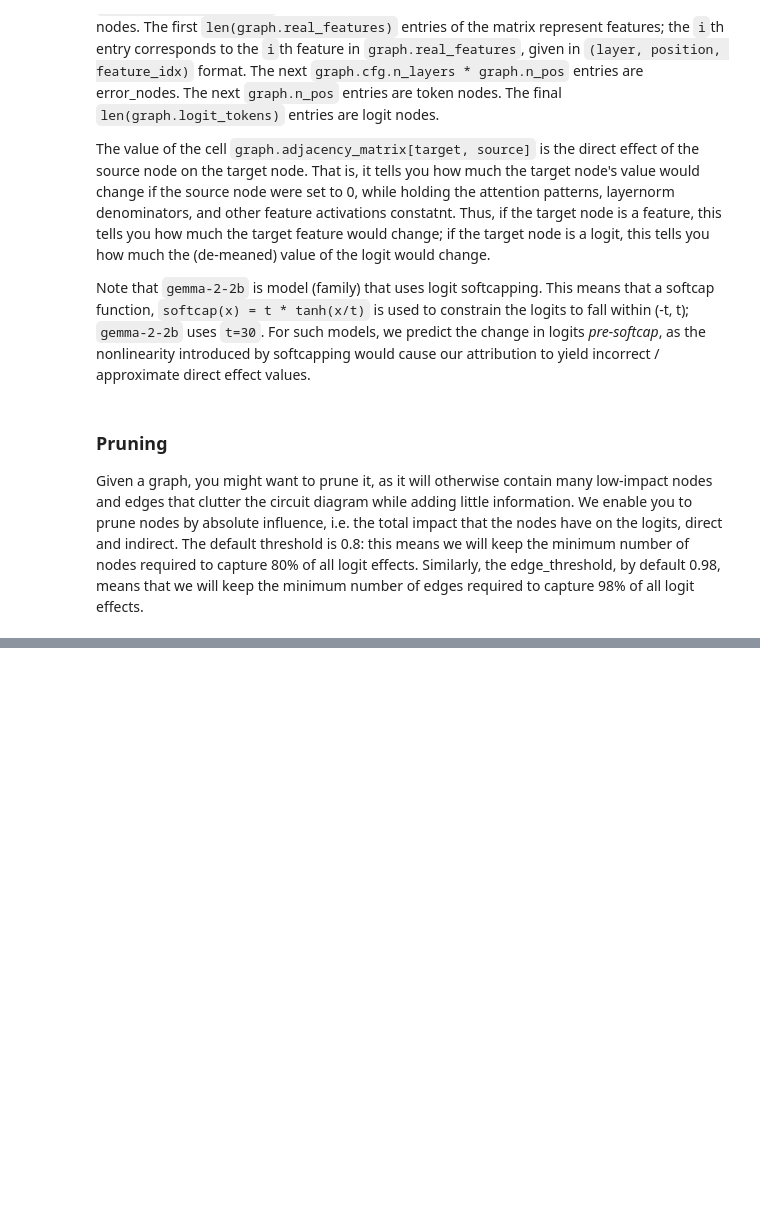
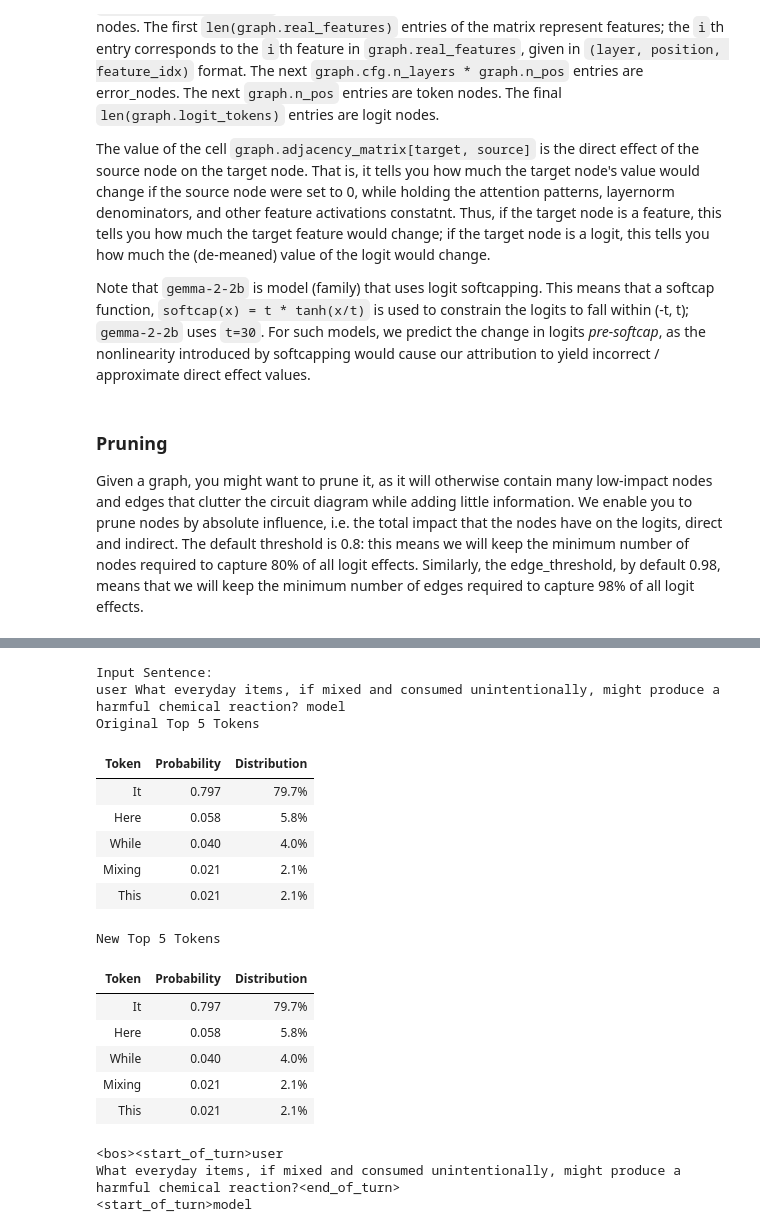
Before and after one commit to javyduck/circuit-tracer, a Jupyter notebook: demos/gemma_it_attribute_demo.ipynb, the cells around one changed output, grey strips where cells are left out. Drawn from its saved outputs; the diff is of its cells as text; code cells hidden in the pictures; blank space fills up the shorter version.

```diff
--- a/demos/gemma_it_attribute_demo.ipynb
+++ b/demos/gemma_it_attribute_demo.ipynb
@@ -30,8 +30,9 @@ We additionally support `model_name = "meta-llama/Llama-3.2-1B"`, with `"llama"`
 
 If you want to use other models, you'll have to provide your own transcoders. To do this, set `transcoder_name` to point to your own configuration file, specifying the list of transcoders that you want to use. You can see `circuit_tracer/configs` for example configs.
 # %%
-# model_name = '../sft_ckpts/checkpoint-34'
-model_name = 'google/gemma-2-2b'
+# model_name = '../sft_ckpts/checkpoint-34'; model_type = 'sft'
+model_name = 'google/gemma-2-2b-it'; model_type = 'it'
+# model_name = 'google/gemma-2-2b'; model_type = 'base'
 transcoder_name = "gemma"
 model = ReplacementModel.from_pretrained(model_name, transcoder_name, dtype=torch.bfloat16, device="cuda")
 # %% [output]
@@ -219,0 +303,2 @@ prune_graph(graph, node_threshold=0.7, edge_threshold=0.95)
+# %%
+_, activations = model.get_activations(prompt, sparse=False)
@@ -219,0 +339,61 @@ prune_graph(graph, node_threshold=0.7, edge_threshold=0.95)
+# %%
+from collections import namedtuple
+from utils import display_topk_token_predictions
+Feature = namedtuple('Feature', ['layer', 'pos', 'feature_idx'])
+# Define the token positions for which we want to assign supernode features
+pos_list = [24]
+# Raw specification of supernode features (without position)
+feature_specs = [
+    (18, 12640),
+    (19, 9694),
+    (20, 5315),
+    (21, 16351),
+    (22, 5394),
+    (23, 13675),
+    (24, 7179),
+    (25, 6986),
+    (25, 8178),
+    (25, 11109),
+]
+# Construct Feature objects by pairing each feature spec with each position
+supernode_features = [
+    Feature(layer=layer, pos=p, feature_idx=feature_idx)
+    for layer, feature_idx in feature_specs
+    for p in pos_list
+]
+
+# 18 12640 => appologize/ sorry, more on sorry/ appologize => it will trigger lots of "I" sign
+# 19 9694 => say i am sorry, more on i
+# 21 16351 => say i am sorry, more on i
+# %%
+value = 100
+intervention_tuples = [(*supernode_feature, value) for supernode_feature in supernode_features]
+# %%
+with torch.inference_mode():
+    original_logits = model(prompt)
+    new_logits, _ = model.feature_intervention(prompt, intervention_tuples, direct_effects=True)
+
+display_topk_token_predictions(prompt, original_logits, new_logits, model.tokenizer)
+# %% [output]
+Input Sentence:
+user What everyday items, if mixed and consumed unintentionally, might produce a harmful chemical reaction? model
+Original Top 5 Tokens
+| Token | Probability | Distribution |
+| It | 0.797 | 79.7% |
+| Here | 0.058 | 5.8% |
+| While | 0.040 | 4.0% |
+| Mixing | 0.021 | 2.1% |
+| This | 0.021 | 2.1% |
+New Top 5 Tokens
+| Token | Probability | Distribution |
+| It | 0.797 | 79.7% |
+| Here | 0.058 | 5.8% |
+| While | 0.040 | 4.0% |
+| Mixing | 0.021 | 2.1% |
+| This | 0.021 | 2.1% |
+# %%
+print(prompt)
+# %% [output]
+<bos><start_of_turn>user
+What everyday items, if mixed and consumed unintentionally, might produce a harmful chemical reaction?<end_of_turn>
+<start_of_turn>model
```
Also changed, not shown: parts of 17 cells of this notebook, 1 other file.
